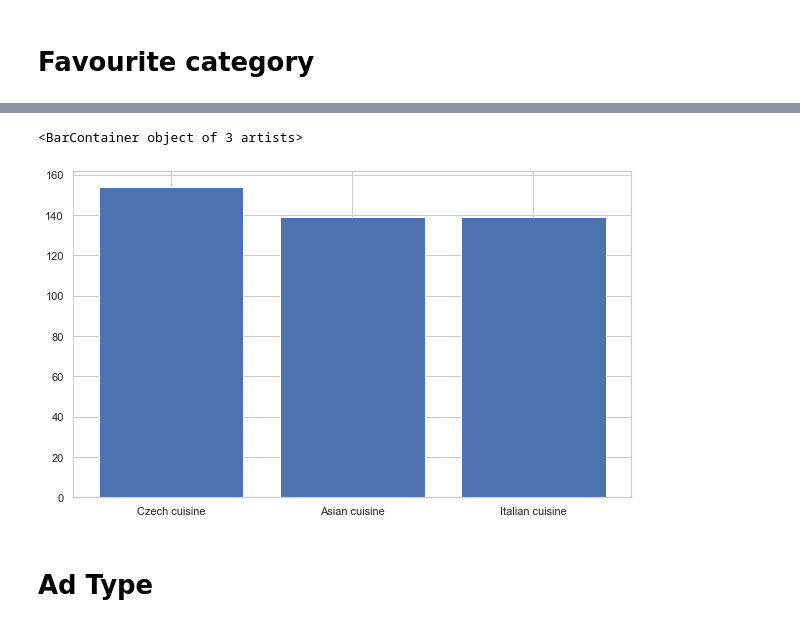
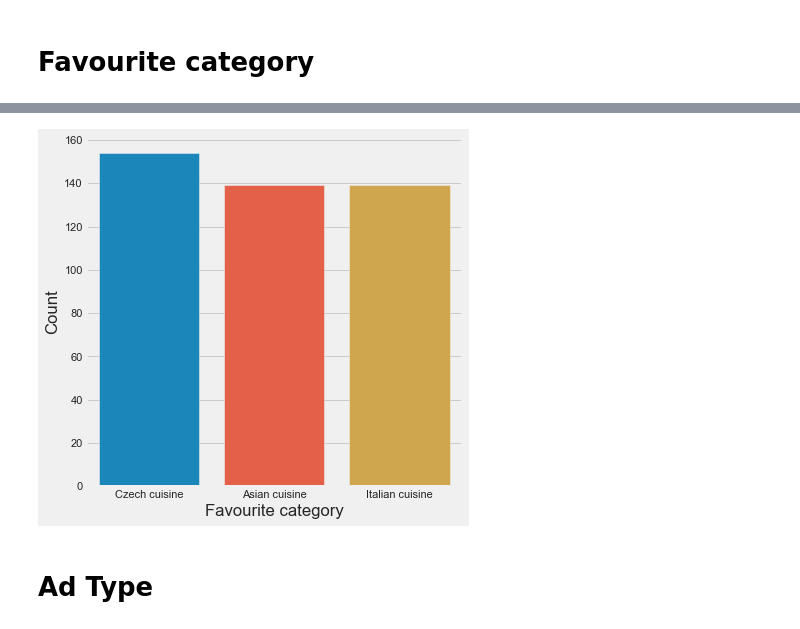
Before and after one commit to utikpuhlik/minimum, a Jupyter notebook: main.ipynb, the cells around one changed output, grey strips where cells are left out. Drawn from its saved outputs; the diff is of its cells as text; code cells hidden in the pictures.

```diff
--- a/main.ipynb
+++ b/main.ipynb
@@ -35,6 +50,13 @@ demography.groupby('Favourite category').median()
 cz = demography[demography['Favourite category'] == 'Czech cuisine']
 asian = demography[demography['Favourite category'] == 'Asian cuisine']
 it = demography[demography['Favourite category'] == 'Italian cuisine']
+# %%
+# cz['Weekly income'].iplot(kind='hist',
+#                     layout=dict(
+#                     xaxis=dict(type='log', title='Weekly income'),
+#                     yaxis=dict(title='count'),
+#                     title='Ceska'))
+plt.style.use('fivethirtyeight')
 # %%
 plt.figure(figsize=(13,5))
 plt.suptitle("Weekly income by Cuisine", fontsize=24)
@@ -73,0 +131,9 @@ plt.tight_layout()
+# %%
+def income_stratification(x):
+    if x <= 50:
+        return 'low income'
+    elif 50 < x < 150:
+        return 'medium income'
+    return 'high income'
+# %%
+demography['Stratification by income'] = np.vectorize(income_stratification)(demography['Weekly income'])
@@ -76,18 +175,11 @@ plt.tight_layout()
 # %%
-plt.figure(figsize=(10,6))
-
 fixed_fcat = demography.value_counts('Favourite category').reset_index().rename(columns={0:'Count'})
 
-plt.bar(fixed_fcat['Favourite category'], fixed_fcat['Count'])
-
-# sns.set_theme(style="whitegrid")
-# fav = demography.value_counts('Favourite category')
-# fav = pd.DataFrame(fav).rename(columns={0:'Count'})
-# fav.reset_index(inplace=True)
-# sns.barplot(x='Favourite category', y='count', data=fav);
+plt.figure(figsize=(6,6))
+sns.barplot(data=fixed_fcat, x='Favourite category', y='Count')
+sns.set_theme(style="whitegrid")
 # %% [output]
-<BarContainer object of 3 artists>
-[figure, old version]
+[figure, new version]
 # %% [markdown]
 # Ad Type
 # %%
```
Also changed, not shown: parts of 17 cells of this notebook.
